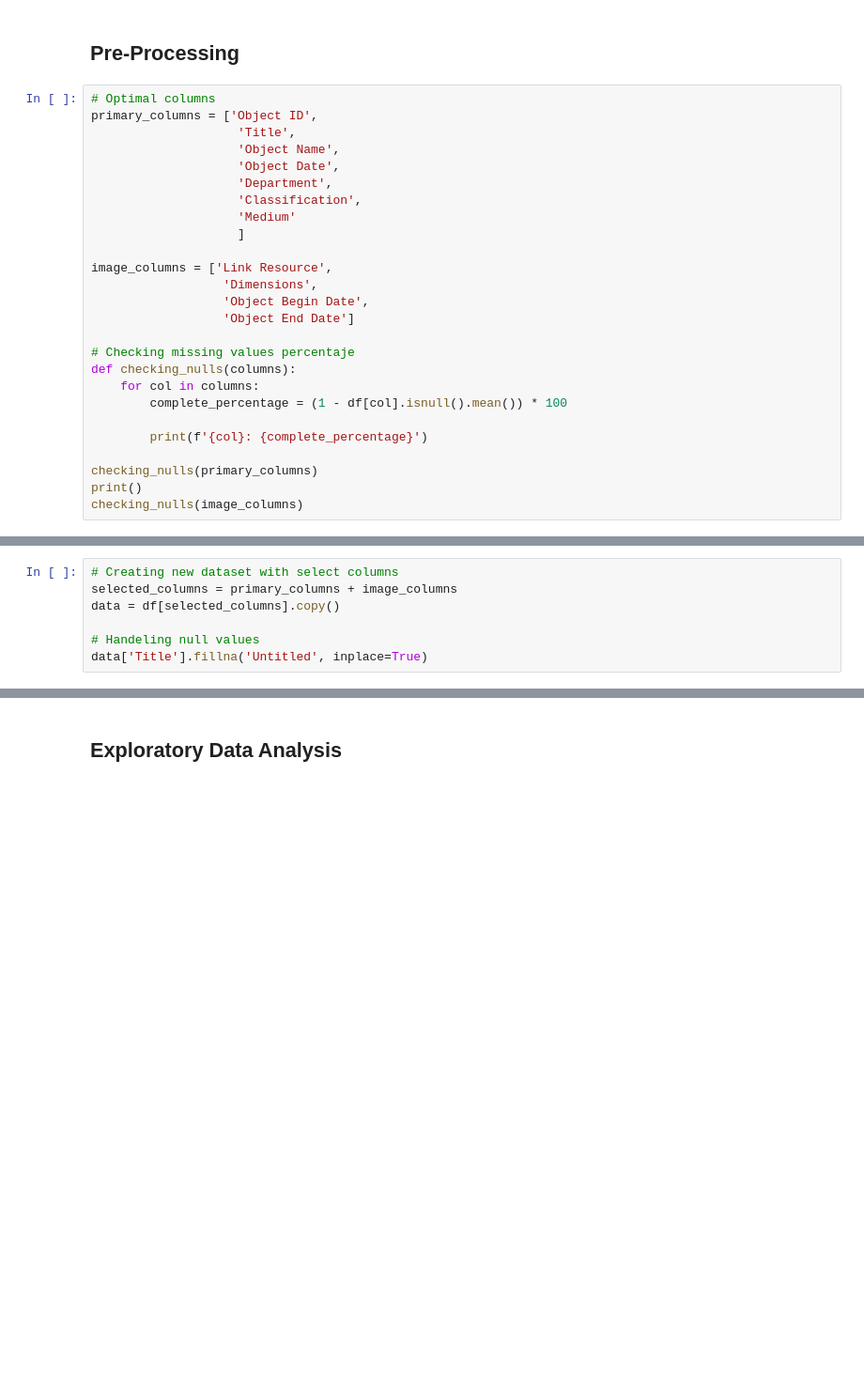
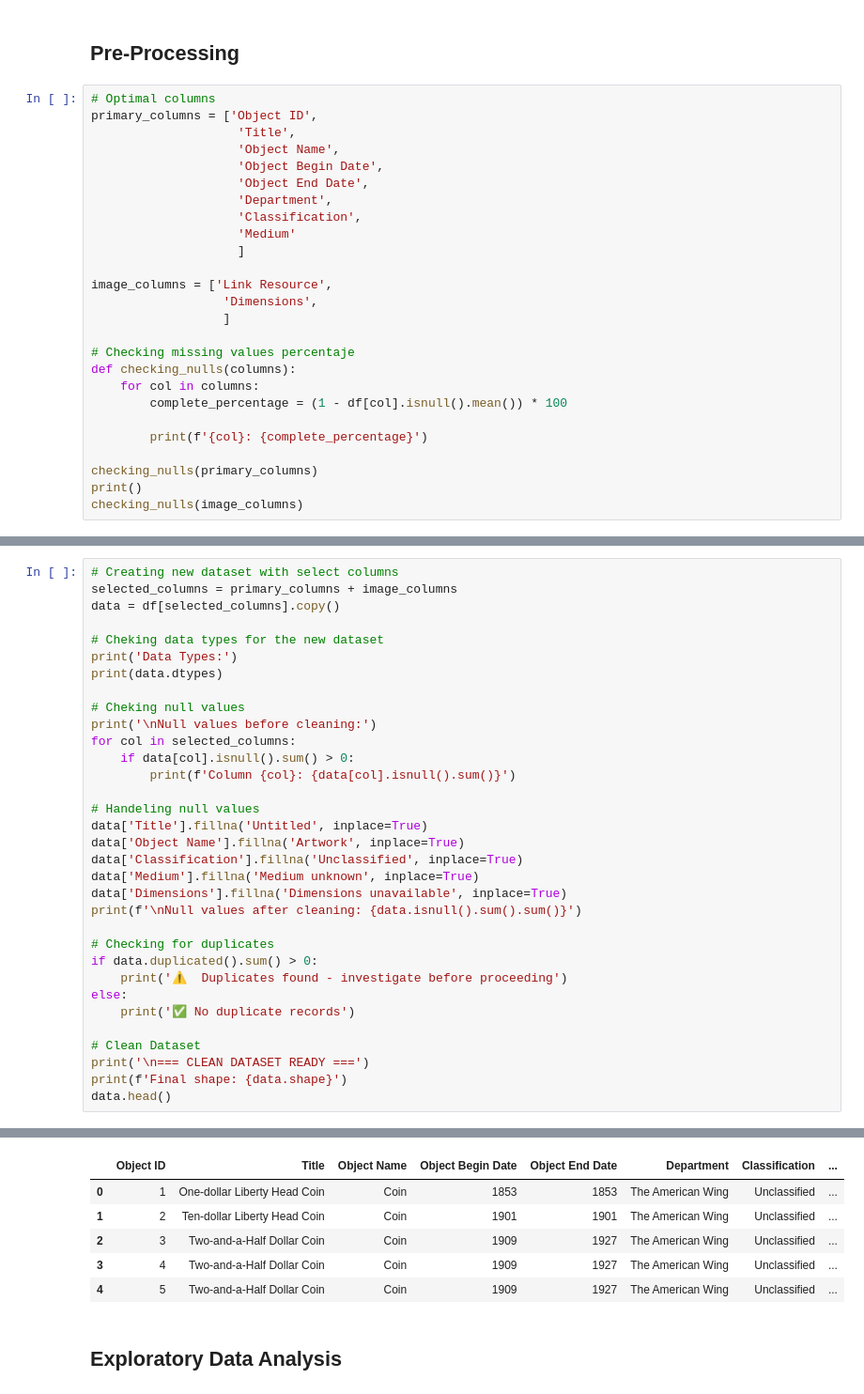
Before and after one commit to RosellaAM/Production-ML-Showcase, a Jupyter notebook: CuratorAI/analysis/curator_ai.ipynb, the cells around one changed output, grey strips where cells are left out. Shown at 94% size. Saved outputs shown, nothing was run; the diff lists cells and outputs as text; blank space fills up the shorter version.

```diff
--- a/CuratorAI/analysis/curator_ai.ipynb
+++ b/CuratorAI/analysis/curator_ai.ipynb
@@ -174,7 +174,8 @@ The initial exploration reveals several data quality challenges that require sys
 primary_columns = ['Object ID',
                     'Title',
                     'Object Name',
-                    'Object Date',
+                    'Object Begin Date',
+                    'Object End Date',
                     'Department',
                     'Classification',
                     'Medium'
@@ -182,8 +183,7 @@ primary_columns = ['Object ID',
 
 image_columns = ['Link Resource',
                   'Dimensions',
-                  'Object Begin Date',
-                  'Object End Date']
+                  ]
 
 # Checking missing values percentaje
 def checking_nulls(columns):
@@ -215,5 +214,32 @@ The selectes columns are 9 with >83% completeness including Object ID, Title, De
 selected_columns = primary_columns + image_columns
 data = df[selected_columns].copy()
 
+# Cheking data types for the new dataset
+print('Data Types:')
+print(data.dtypes)
+
+# Cheking null values
+print('\nNull values before cleaning:')
+for col in selected_columns:
+    if data[col].isnull().sum() > 0:
+        print(f'Column {col}: {data[col].isnull().sum()}')
+
 # Handeling null values
 data['Title'].fillna('Untitled', inplace=True)
+data['Object Name'].fillna('Artwork', inplace=True)
+data['Classification'].fillna('Unclassified', inplace=True)
+data['Medium'].fillna('Medium unknown', inplace=True)
+data['Dimensions'].fillna('Dimensions unavailable', inplace=True)
+print(f'\nNull values after cleaning: {data.isnull().sum().sum()}')
+
+# Checking for duplicates
+if data.duplicated().sum() > 0:
+    print('⚠️  Duplicates found - investigate before proceeding')
+else:
+    print('✅ No duplicate records')
+
+# Clean Dataset
+print('\n=== CLEAN DATASET READY ===')
+print(f'Final shape: {data.shape}')
+data.head()
+# %% [output]
@@ -220,3 +263,9 @@ data['Title'].fillna('Untitled', inplace=True)
+|  | Object ID | Title | Object Name | Object Begin Date | Object End Date | Department | Classification | ... |
+| 0 | 1 | One-dollar Liberty Head Coin | Coin | 1853 | 1853 | The American Wing | Unclassified | ... |
+| 1 | 2 | Ten-dollar Liberty Head Coin | Coin | 1901 | 1901 | The American Wing | Unclassified | ... |
+| 2 | 3 | Two-and-a-Half Dollar Coin | Coin | 1909 | 1927 | The American Wing | Unclassified | ... |
+| 3 | 4 | Two-and-a-Half Dollar Coin | Coin | 1909 | 1927 | The American Wing | Unclassified | ... |
+| 4 | 5 | Two-and-a-Half Dollar Coin | Coin | 1909 | 1927 | The American Wing | Unclassified | ... |
 # %% [markdown]
 ## Exploratory Data Analysis
 # %%
```
Also changed, not shown: parts of 6 cells of this notebook.
